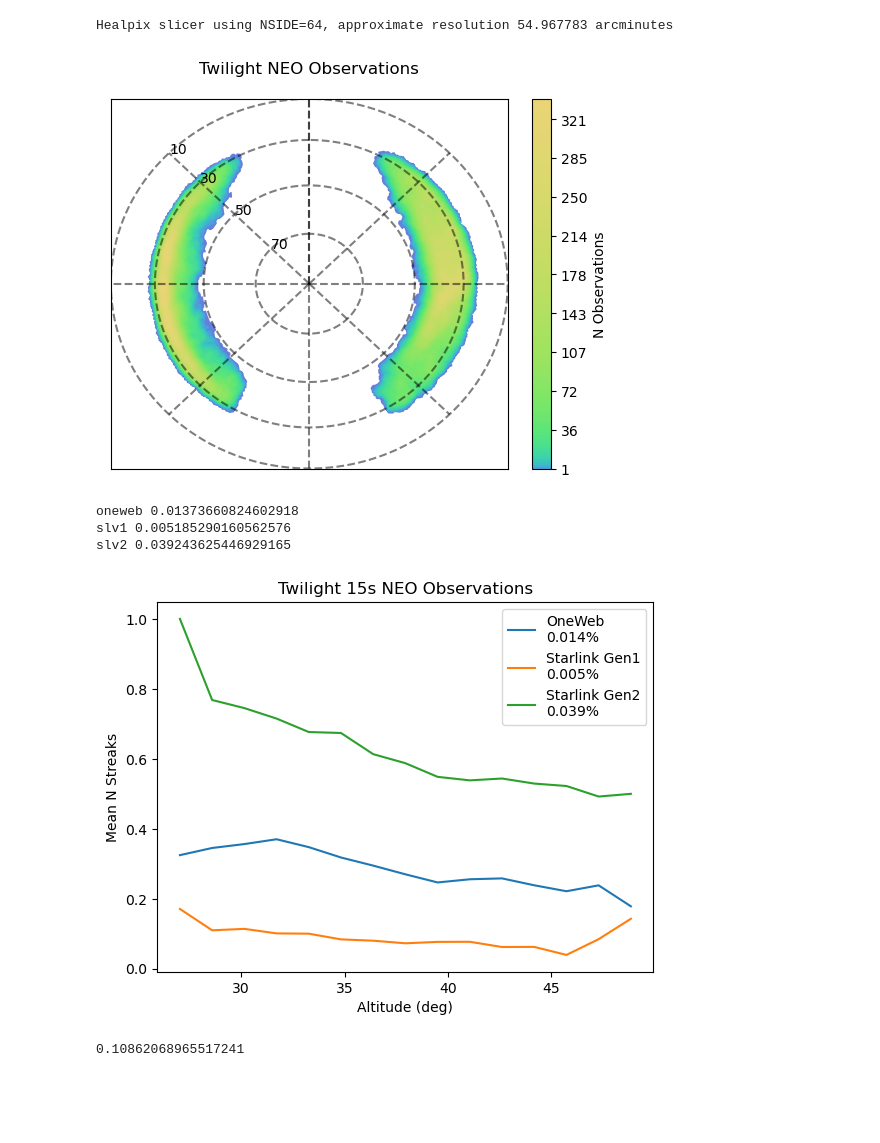
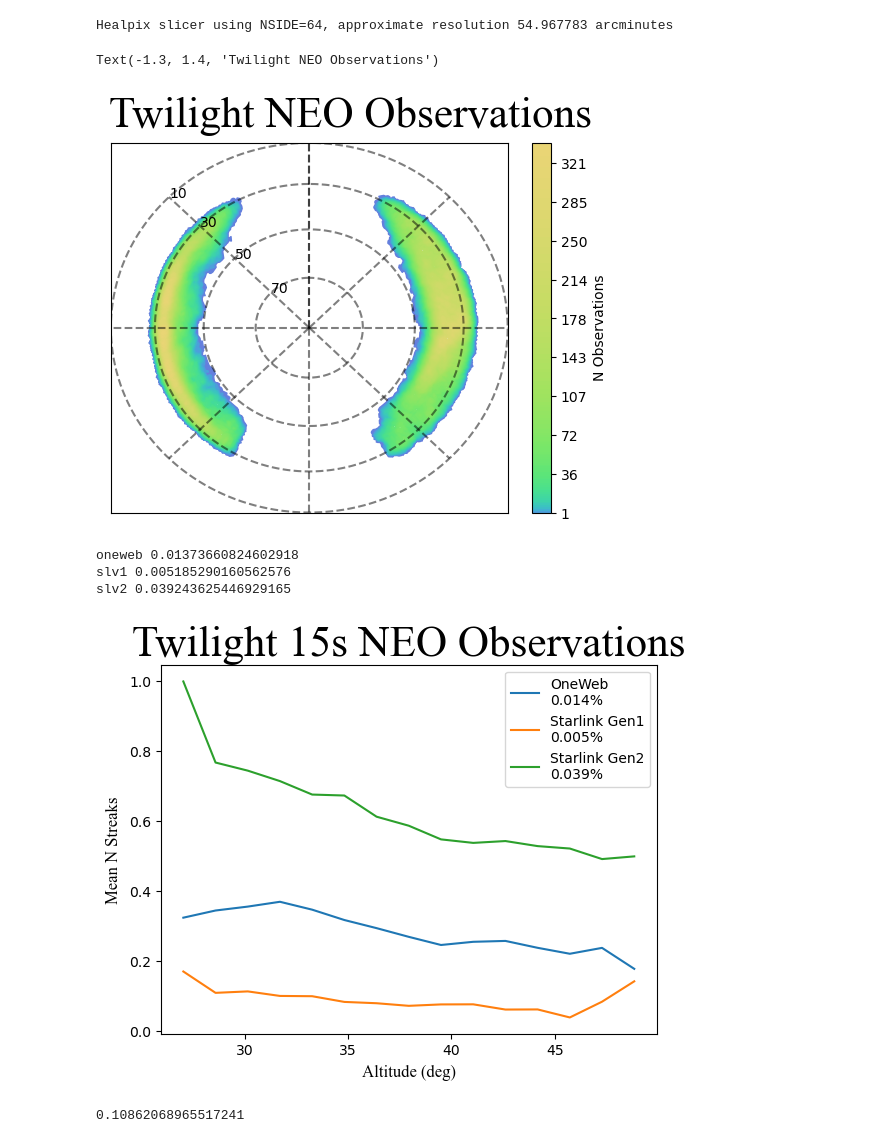
Before and after one commit to lsst-sims/satellite-dodging-ApJL, a Jupyter notebook: plots/twilight_neo.ipynb, the cells around one changed output. Saved outputs shown, nothing was run; the diff lists cells and outputs as text; code cells hidden in the pictures; blank space fills up the shorter version.

```diff
--- a/plots/twilight_neo.ipynb
+++ b/plots/twilight_neo.ipynb
@@ -9,6 +9,8 @@ import pandas as pd
 import sqlite3
 from scipy.stats import binned_statistic
 import rubin_sim.maf as maf
+# %%
+csfont = {'fontname':'Times New Roman'}
 # %%
 # Let's make a plot looking at how the twilight NEO observations are distributed
 
@@ -41,8 +43,12 @@ Healpix slicer using NSIDE=64, approximate resolution 54.967783 arcminutes
 bg = maf.MetricBundleGroup([bundle], 'twi_neo_repeat3_iz_np1_v2.2_10yrs.db', 'temp', None)
 bg.runAll()
 bg.plotAll(closefigs=False)
+ax = plt.gca()
+title= 'Twilight NEO Observations'
+ax.text(-1.3,1.4,title,fontsize=31, **csfont)
 # %% [output]
+Text(-1.3, 1.4, 'Twilight NEO Observations')
-[figure, old version]
+[figure, new version]
 # %%
 tags = ['oneweb', 'slv1', 'slv2']
 pix_width = 50
@@ -53,38 +59,38 @@ labels = {'slv1': 'Starlink Gen1',
           'slv2': 'Starlink Gen2',
           'oneweb': 'OneWeb'}
 
 con = sqlite3.connect('twi_neo_repeat3_iz_np1_v2.2_10yrs.db')
 
 for tag in tags:
     orig = pd.read_sql('select * from observations where night < 366', con)
     data = np.load('twi_neo_repeat3_iz_np1_v2.2_10yrs%s.npz' % tag)['obs_array'].copy()
     indx = np.in1d(orig['observationId'].values, data['observationId'])
 
     orig = orig.iloc[np.where(indx == True)[0]]
 
     twi_indx = np.where(orig['visitExposureTime'] < 20)[0]
     reg_indx = np.where(orig['visitExposureTime'] >= 20)[0]
 
 
     pix_lost = data['streak_len_deg'][twi_indx].mean() * 3600/pixscale * pix_width  # pix per image
     pix_lost_percent = pix_lost/n_pix*100
 
     print(tag, pix_lost_percent)
 
     mean_n_s, alts, bd = binned_statistic(orig['altitude'].values[twi_indx], data['n_streaks'][twi_indx], bins=15)
     plt.plot(alts[1:], mean_n_s, label=labels[tag]+'\n%.3f%%' % pix_lost_percent)
 
 plt.legend()
-plt.xlabel('Altitude (deg)')
-plt.ylabel('Mean N Streaks')
-plt.title('Twilight 15s NEO Observations')
-plt.savefig('twilight_curves.pdf')
+plt.xlabel('Altitude (deg)',fontsize=12,labelpad=5, **csfont)
+plt.ylabel('Mean N Streaks',fontsize=12,labelpad=5, **csfont)
+plt.title('Twilight 15s NEO Observations',fontsize=31, **csfont)
+plt.savefig('twilight_curves.pdf',bbox_inches='tight')
 con.close()
 # %% [output]
 oneweb 0.01373660824602918
 slv1 0.005185290160562576
 slv2 0.039243625446929165
-[figure, old version]
+[figure, new version]
 # %%
 # sanity check, one 3.5 degree streak wipes out what % of pixels?
 3.5*3600/.2*50/2.9e9*100
```
Also changed, not shown: parts of 1 cell of this notebook, 1 other file.
